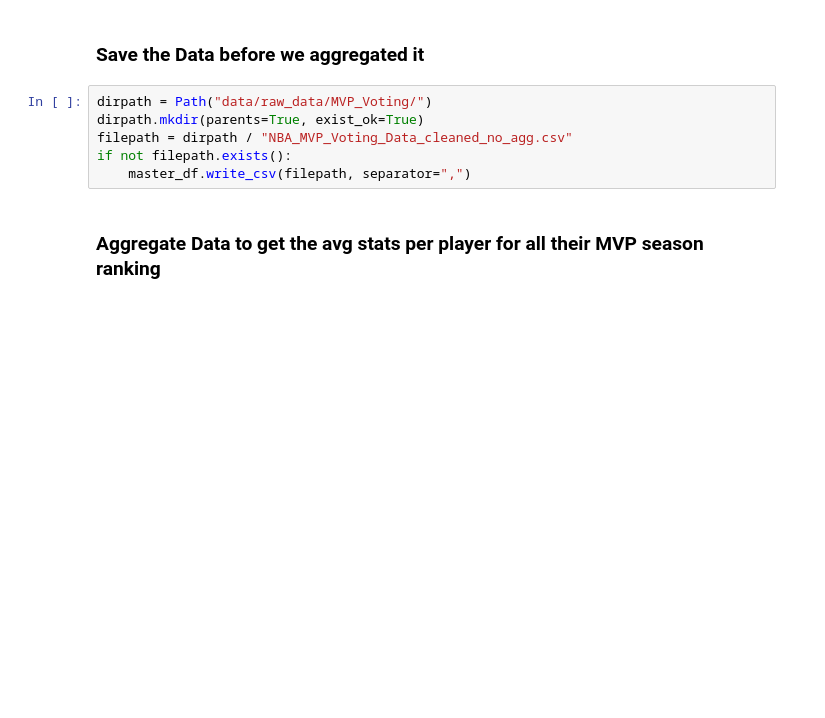
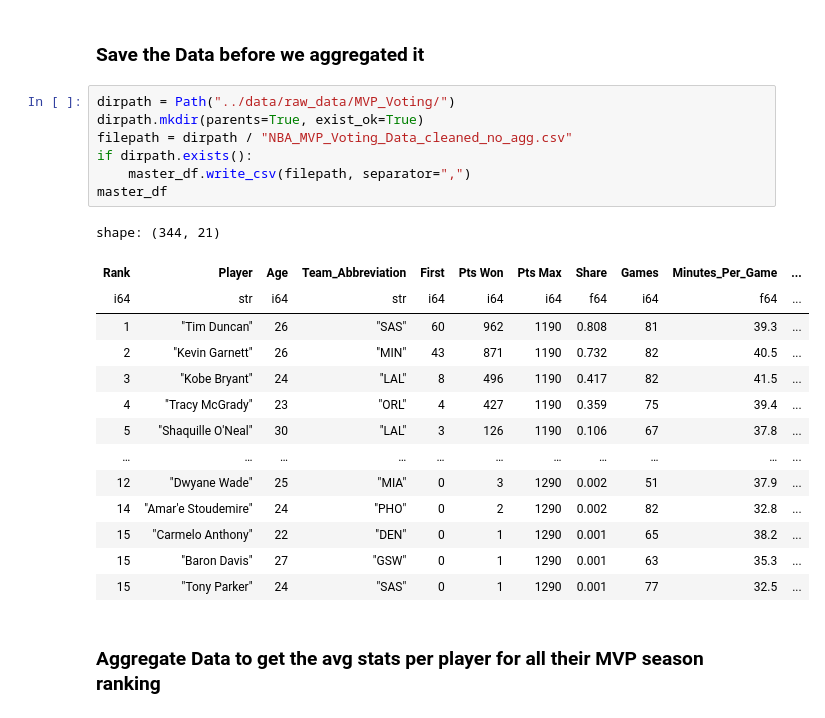
Before and after one commit to RasheedMartin/PredictingNBACareers, a Jupyter notebook: notebooks/NBA_MVP_Voting_Data.ipynb, the cells around one changed output. Saved outputs shown, nothing was run; the diff lists cells and outputs as text; blank space fills up the shorter version.

```diff
--- a/notebooks/NBA_MVP_Voting_Data.ipynb
+++ b/notebooks/NBA_MVP_Voting_Data.ipynb
@@ -155,11 +154,27 @@ shape: (1, 17)
 # %% [markdown]
 ### Save the Data before we aggregated it
 # %%
-dirpath = Path("data/raw_data/MVP_Voting/")
+dirpath = Path("../data/raw_data/MVP_Voting/")
 dirpath.mkdir(parents=True, exist_ok=True)
 filepath = dirpath / "NBA_MVP_Voting_Data_cleaned_no_agg.csv"
-if not filepath.exists():
+if dirpath.exists():
     master_df.write_csv(filepath, separator=",")
+master_df
+# %% [output]
+shape: (344, 21)
+| Rank | Player | Age | Team_Abbreviation | First | Pts Won | Pts Max | Share | Games | Minutes_Per_Game | ... |
+| i64 | str | i64 | str | i64 | i64 | i64 | f64 | i64 | f64 | ... |
+| 1 | "Tim Duncan" | 26 | "SAS" | 60 | 962 | 1190 | 0.808 | 81 | 39.3 | ... |
+| 2 | "Kevin Garnett" | 26 | "MIN" | 43 | 871 | 1190 | 0.732 | 82 | 40.5 | ... |
+| 3 | "Kobe Bryant" | 24 | "LAL" | 8 | 496 | 1190 | 0.417 | 82 | 41.5 | ... |
+| 4 | "Tracy McGrady" | 23 | "ORL" | 4 | 427 | 1190 | 0.359 | 75 | 39.4 | ... |
+| 5 | "Shaquille O'Neal" | 30 | "LAL" | 3 | 126 | 1190 | 0.106 | 67 | 37.8 | ... |
+| … | … | … | … | … | … | … | … | … | … | ... |
+| 12 | "Dwyane Wade" | 25 | "MIA" | 0 | 3 | 1290 | 0.002 | 51 | 37.9 | ... |
+| 14 | "Amar'e Stoudemire" | 24 | "PHO" | 0 | 2 | 1290 | 0.002 | 82 | 32.8 | ... |
+| 15 | "Carmelo Anthony" | 22 | "DEN" | 0 | 1 | 1290 | 0.001 | 65 | 38.2 | ... |
+| 15 | "Baron Davis" | 27 | "GSW" | 0 | 1 | 1290 | 0.001 | 63 | 35.3 | ... |
+| 15 | "Tony Parker" | 24 | "SAS" | 0 | 1 | 1290 | 0.001 | 77 | 32.5 | ... |
 # %% [markdown]
 ### Aggregate Data to get the avg stats per player for all their MVP season ranking
 # %%
```
Also changed, not shown: parts of 7 cells of this notebook, 43 other files.
